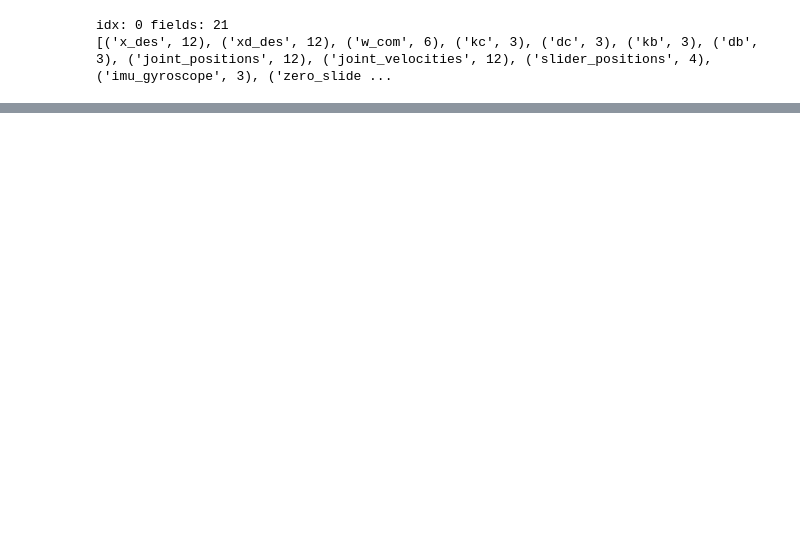
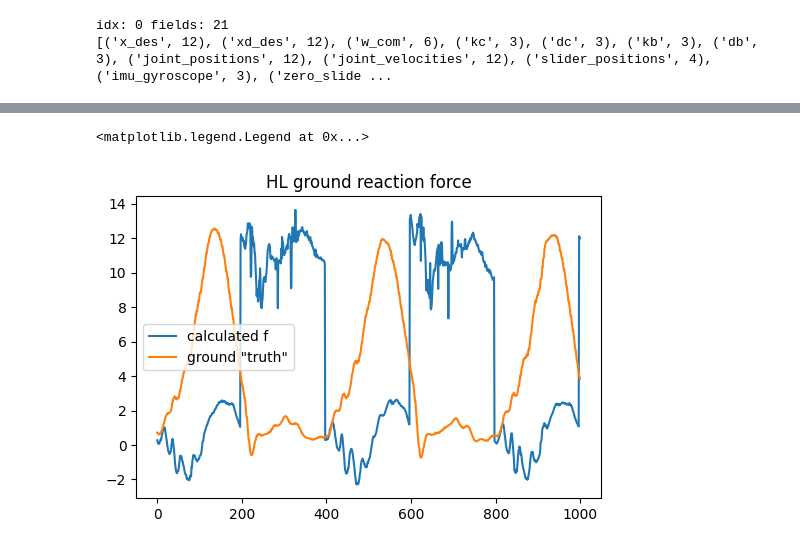
Before and after one commit to caoliheng/contact-detection, a Jupyter notebook: data analysis.ipynb, the cells around one changed output, grey strips where cells are left out. Cells and saved outputs as stored; diff of their text form; code cells hidden in the pictures; blank space fills up the shorter version.

```diff
--- a/data analysis.ipynb
+++ b/data analysis.ipynb
@@ -97,5 +140,11 @@ plt.title('all ground reaction force')
 # %%
-plt.plot(reader_f[1000:2000, 2, 2])
-plt.plot(orig[1000:2000, 2] * 100)
+# compare calculated f and z values of forward kinematics
+plt.plot(calculated_f[1000:2000, 2, 2])
+plt.plot(forwardK[1000:2000, 2] * 120)
 # plt.plot(all_imu[1000:2000, 0] * 8)
 plt.title('HL ground reaction force')
+plt.legend(('calculated f','ground "truth"'))
+# plt.legend()
+# %% [output]
+<matplotlib.legend.Legend at 0x...>
+[figure, added]
```
Also changed, not shown: parts of 28 cells of this notebook, 4 other files.
